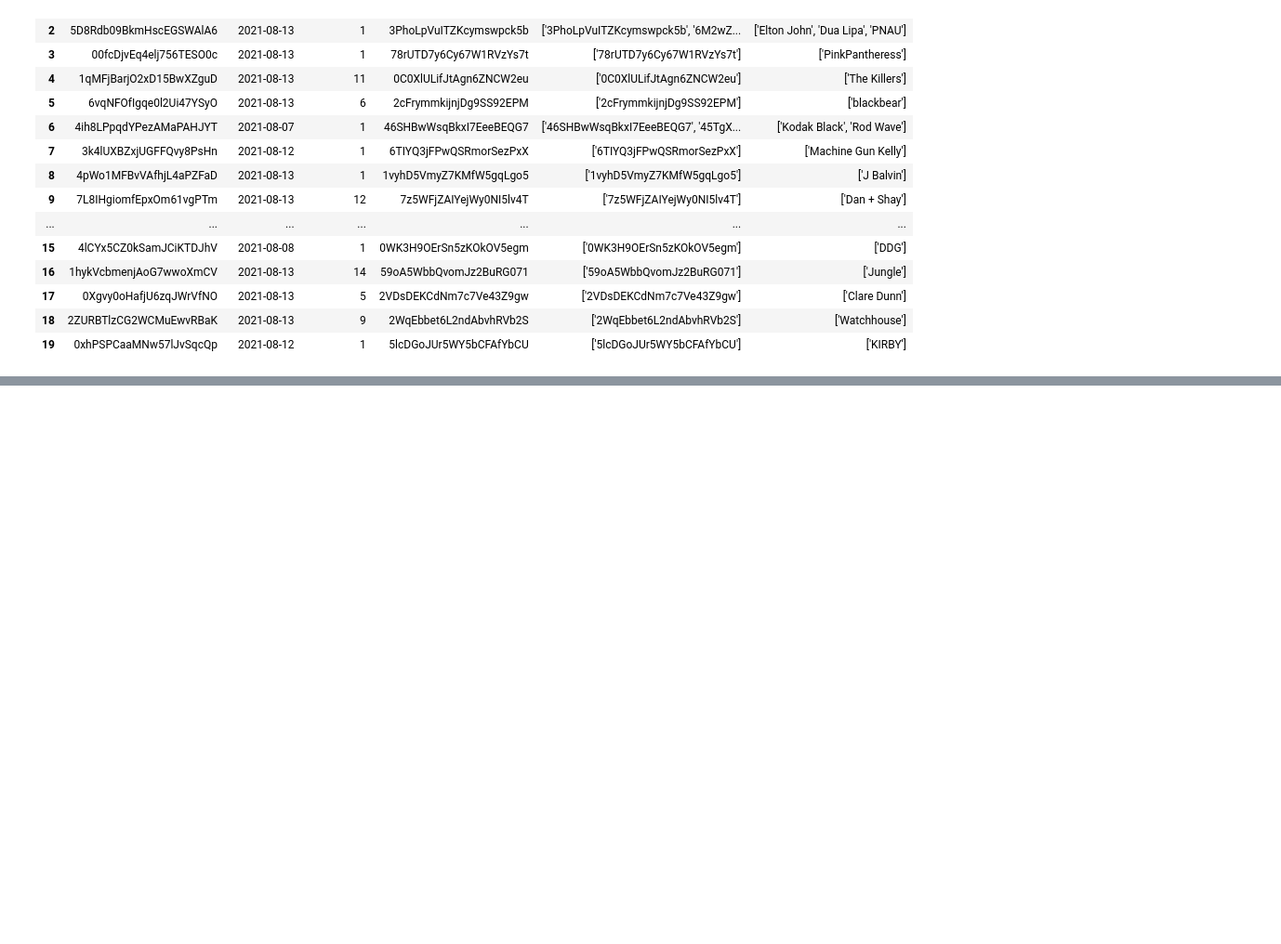
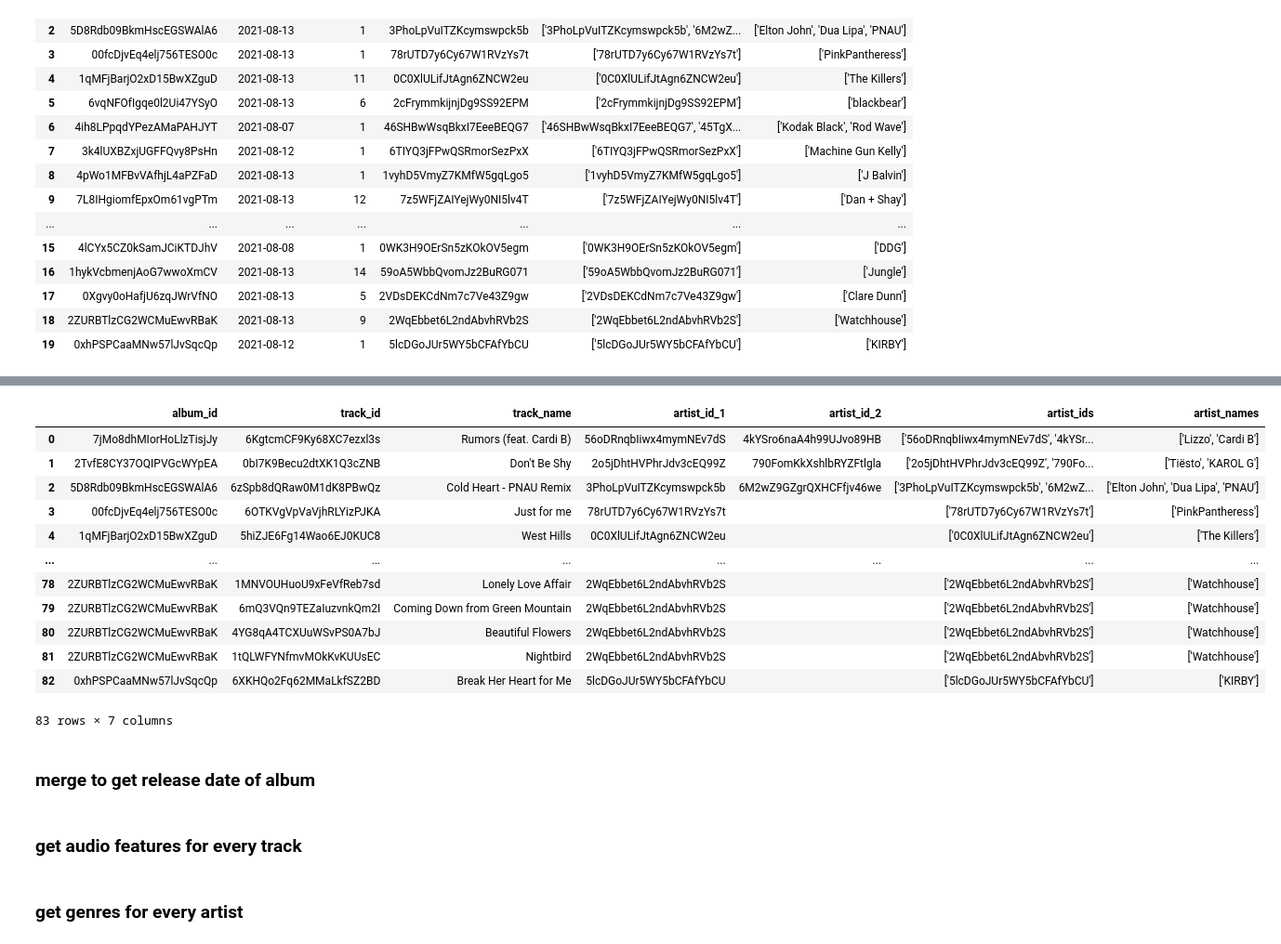
Before and after one commit to maxcarduner/spotify-recommender, a Jupyter notebook: dev_notebooks/max/get_songs.ipynb, the cells around one changed output, grey strips where cells are left out. Shown at 93% size. Saved outputs shown, nothing was run; the diff lists cells and outputs as text; code cells hidden in the pictures; blank space fills up the shorter version.

```diff
--- a/dev_notebooks/max/get_songs.ipynb
+++ b/dev_notebooks/max/get_songs.ipynb
@@ -142,0 +147,41 @@ hi
+# %%
+def tracks_from_album(df):
+    data = {}
+    data['album_id'] = []
+    data['track_id'] = []
+    data['track_name'] = []
+    data['artist_id_1'] = []
+    data['artist_id_2'] = []
+    data['artist_ids'] = []
+    data['artist_names'] = []
+
+    sp = spotipy.Spotify(auth_manager=SpotifyClientCredentials(client_id=os.getenv("SPOTIPY_CLIENT_ID"),
+                                                           client_secret=os.getenv("SPOTIPY_CLIENT_SECRET")))
+    for i,x in df.iterrows():
+        album_id = x['id']
+        track_data = sp.album_tracks(album_id)
+        items = track_data['items']
+
+        for item in items:
+
+            # map 1:1 data for each record
+            data['album_id'].append(album_id)
+            data['track_id'].append(item['id'])
+            data['track_name'].append(item['name'])
+
+            # get artist(s) data
+            artist_lst = item['artists']
+            artist_ids = [x['id'] for x in artist_lst]
+            data['artist_id_1'].append(artist_ids[0])
+            if len(artist_ids) > 1:
+                data['artist_id_2'].append(artist_ids[1])
+            else:
+                data['artist_id_2'].append('')
+            data['artist_ids'].append(str(artist_ids))
+            data['artist_names'].append(str([x['name'] for x in artist_lst]))
+
+    return pd.DataFrame.from_dict(data,orient='columns')
+# %%
+%%time
+tracks_df = tracks_from_album(album_df)
+tracks_df.head()
@@ -143,3 +197,23 @@ hi
+# %%
+tracks_df
+# %% [output]
+|  | album_id | track_id | track_name | artist_id_1 | artist_id_2 | artist_ids | artist_names |
+| 0 | 7jMo8dhMIorHoLlzTisjJy | 6KgtcmCF9Ky68XC7ezxl3s | Rumors (feat. Cardi B) | 56oDRnqbIiwx4mymNEv7dS | 4kYSro6naA4h99UJvo89HB | ['56oDRnqbIiwx4mymNEv7dS', '4kYSr... | ['Lizzo', 'Cardi B'] |
+| 1 | 2TvfE8CY37OQIPVGcWYpEA | 0bI7K9Becu2dtXK1Q3cZNB | Don't Be Shy | 2o5jDhtHVPhrJdv3cEQ99Z | 790FomKkXshlbRYZFtlgla | ['2o5jDhtHVPhrJdv3cEQ99Z', '790Fo... | ['Tiësto', 'KAROL G'] |
+| 2 | 5D8Rdb09BkmHscEGSWAlA6 | 6zSpb8dQRaw0M1dK8PBwQz | Cold Heart - PNAU Remix | 3PhoLpVuITZKcymswpck5b | 6M2wZ9GZgrQXHCFfjv46we | ['3PhoLpVuITZKcymswpck5b', '6M2wZ... | ['Elton John', 'Dua Lipa', 'PNAU'] |
+| 3 | 00fcDjvEq4elj756TESO0c | 6OTKVgVpVaVjhRLYizPJKA | Just for me | 78rUTD7y6Cy67W1RVzYs7t |  | ['78rUTD7y6Cy67W1RVzYs7t'] | ['PinkPantheress'] |
+| 4 | 1qMFjBarjO2xD15BwXZguD | 5hiZJE6Fg14Wao6EJ0KUC8 | West Hills | 0C0XlULifJtAgn6ZNCW2eu |  | ['0C0XlULifJtAgn6ZNCW2eu'] | ['The Killers'] |
+| ... | ... | ... | ... | ... | ... | ... | ... |
+| 78 | 2ZURBTlzCG2WCMuEwvRBaK | 1MNVOUHuoU9xFeVfReb7sd | Lonely Love Affair | 2WqEbbet6L2ndAbvhRVb2S |  | ['2WqEbbet6L2ndAbvhRVb2S'] | ['Watchhouse'] |
+| 79 | 2ZURBTlzCG2WCMuEwvRBaK | 6mQ3VQn9TEZaIuzvnkQm2I | Coming Down from Green Mountain | 2WqEbbet6L2ndAbvhRVb2S |  | ['2WqEbbet6L2ndAbvhRVb2S'] | ['Watchhouse'] |
+| 80 | 2ZURBTlzCG2WCMuEwvRBaK | 4YG8qA4TCXUuWSvPS0A7bJ | Beautiful Flowers | 2WqEbbet6L2ndAbvhRVb2S |  | ['2WqEbbet6L2ndAbvhRVb2S'] | ['Watchhouse'] |
+| 81 | 2ZURBTlzCG2WCMuEwvRBaK | 1tQLWFYNfmvMOkKvKUUsEC | Nightbird | 2WqEbbet6L2ndAbvhRVb2S |  | ['2WqEbbet6L2ndAbvhRVb2S'] | ['Watchhouse'] |
+| 82 | 0xhPSPCaaMNw57lJvSqcQp | 6XKHQo2Fq62MMaLkfSZ2BD | Break Her Heart for Me | 5lcDGoJUr5WY5bCFAfYbCU |  | ['5lcDGoJUr5WY5bCFAfYbCU'] | ['KIRBY'] |
+83 rows × 7 columns
+# %% [markdown]
+### merge to get release date of album
+# %% [markdown]
+### get audio features for every track
 # %%
 def find_song(name, year):
 
@@ -170,3 +244,5 @@ def find_song(name, year):
         song_data[key] = value
 
     return pd.DataFrame(song_data)
+# %% [markdown]
+### get genres for every artist
```
Also changed, not shown: parts of 13 cells of this notebook.
